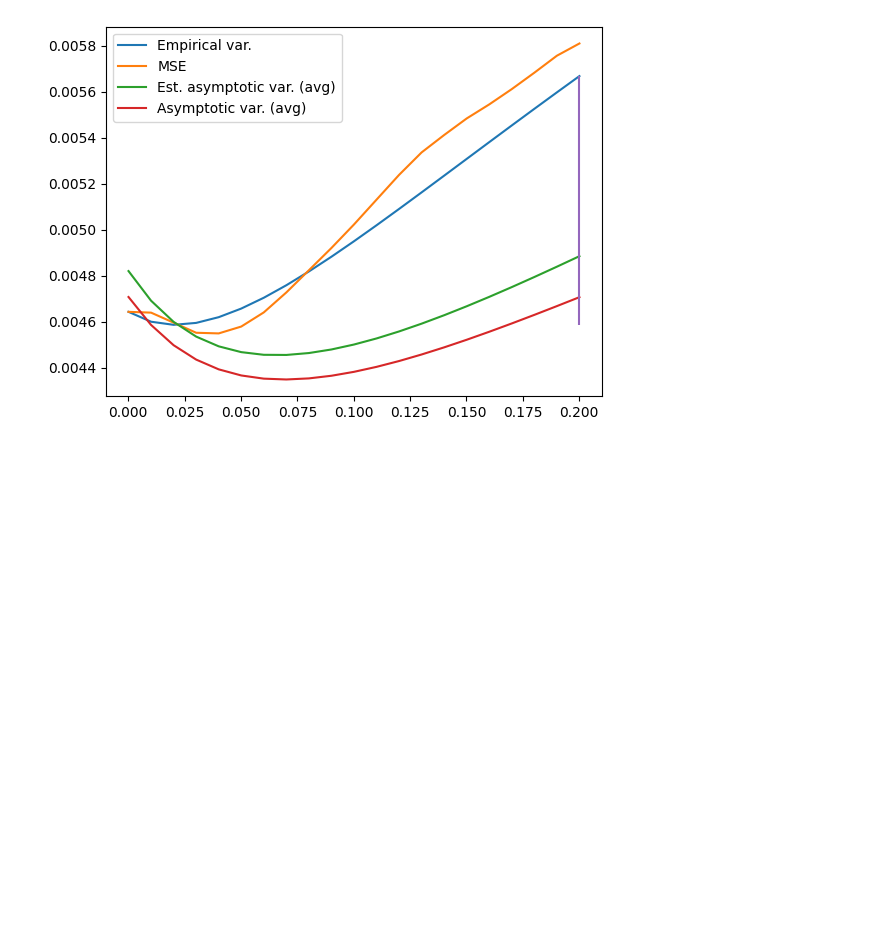
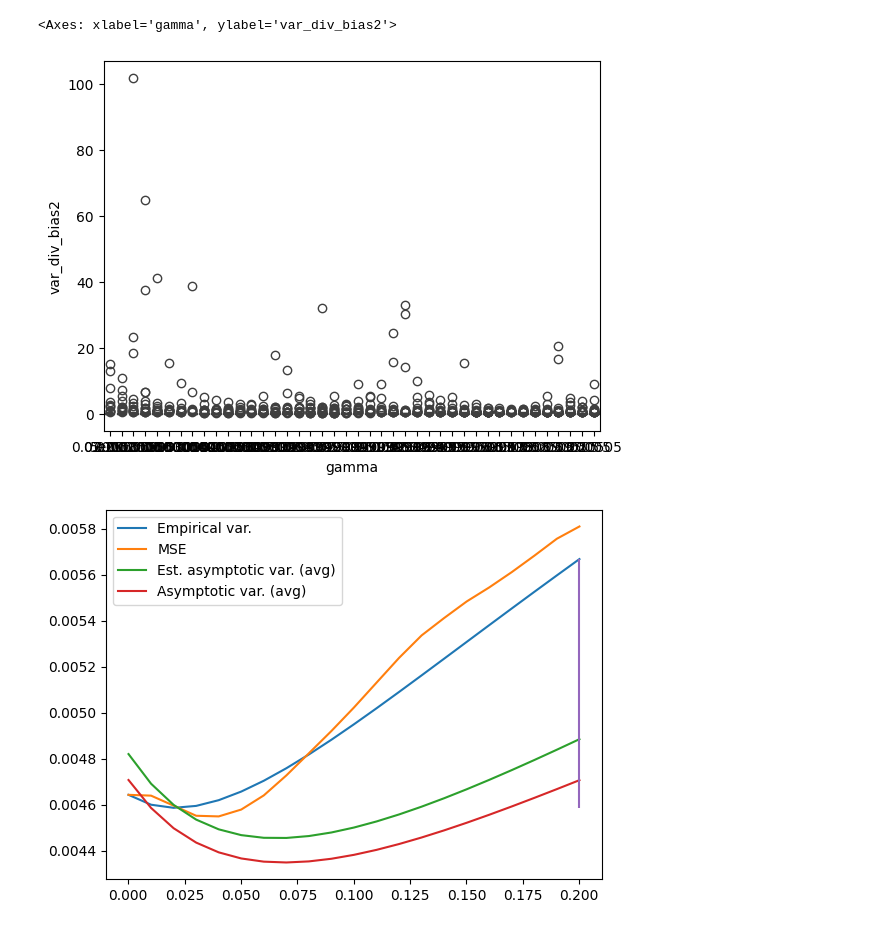
Before and after one commit to lazeckam/RHKS_label_shift, a Jupyter notebook: 10_gamma_selectionn_plots.ipynb, the cells around one changed output. Cells and saved outputs as stored; diff of their text form; code cells hidden in the pictures; blank space fills up the shorter version.

```diff
--- a/10_gamma_selectionn_plots.ipynb
+++ b/10_gamma_selectionn_plots.ipynb
@@ -123,3 +150,8 @@ array([5.0000e-05, 5.0500e-03, 1.0050e-02, 1.5050e-02, 2.0050e-02,
+# %%
+sns.boxplot(df_results_emp_list[0], x='gamma', y='var_div_bias2')
+# %% [output]
+<Axes: xlabel='gamma', ylabel='var_div_bias2'>
+[figure, added]
 # %%
 # sns.boxplot(df_results_emp, x='gamma', y='pi_ipr')
 # plt.show()
```
Also changed, not shown: parts of 6 cells of this notebook.
